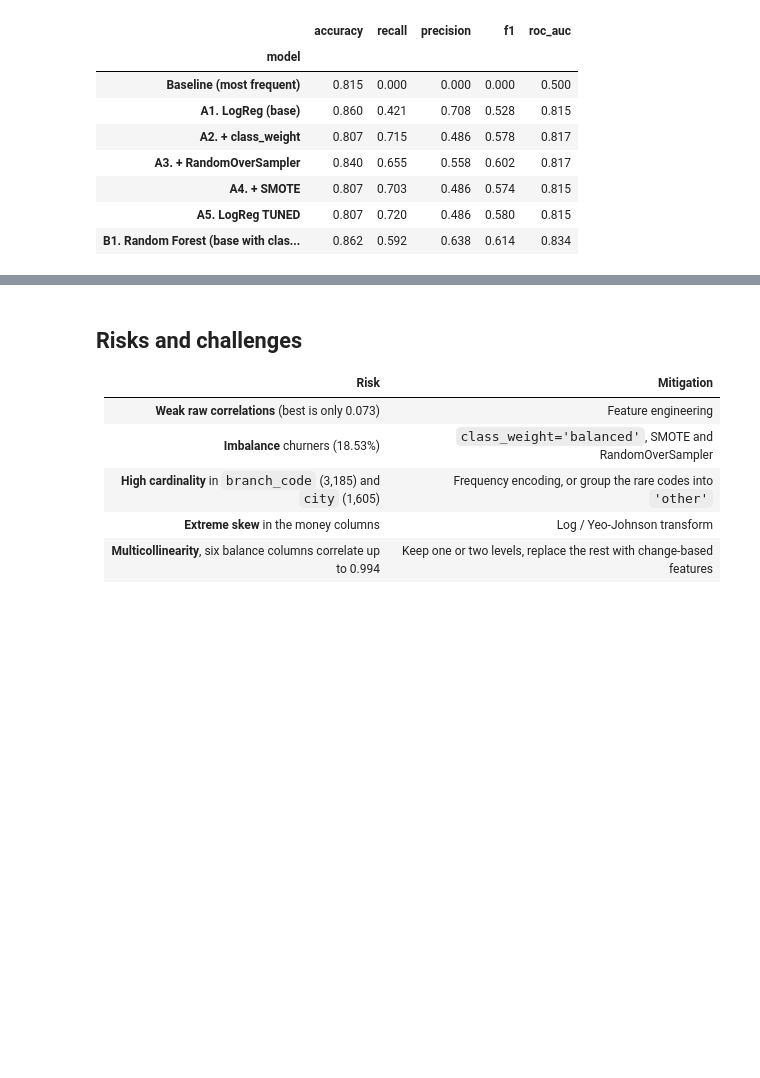
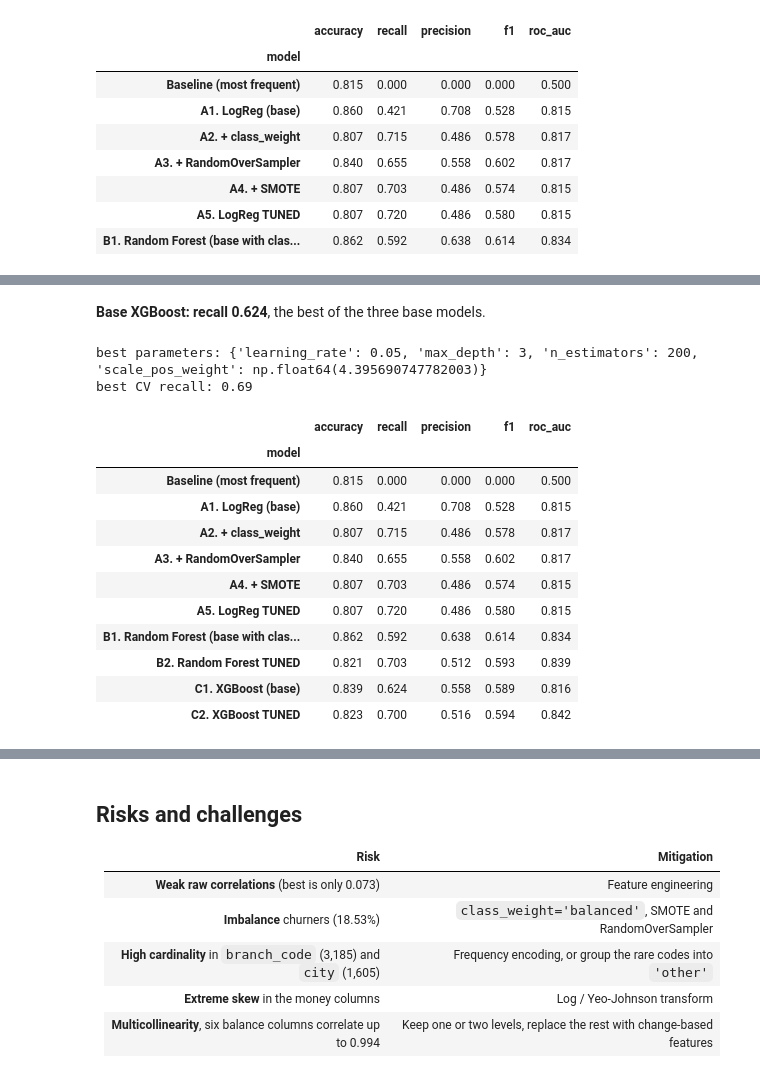
Before and after one commit to Meqdad-25/labs_projects, a Jupyter notebook: projects/Project 4 (Capstone)/3. Final Capstone/final_capstone.ipynb, the cells around one changed output, grey strips where cells are left out. Drawn from its saved outputs; the diff is of its cells as text; code cells hidden in the pictures; blank space fills up the shorter version.

```diff
--- a/projects/Project 4 (Capstone)/3. Final Capstone/final_capstone.ipynb
+++ b/projects/Project 4 (Capstone)/3. Final Capstone/final_capstone.ipynb
@@ -1503,0 +1556,43 @@ All 6 models report the same metrics, collected into a single comparison table (
+# %% [markdown]
+**Base XGBoost: recall 0.624**, the best of the three base models.
+# %%
+param_grid_xgb = {
+    'n_estimators': [200, 400], # number of trees
+    'max_depth': [3, 5], # trying shallow trees may work well for boosting
+    'learning_rate' : [0.05, 0.1], # how much each tree corrects the last
+    'scale_pos_weight': [scale_pos_weight] # the imbalance fix
+}
+
+grid_xgb = GridSearchCV(
+    xgb.XGBClassifier(random_state=42, n_jobs=-1, eval_metric='logloss'),
+    param_grid_xgb,
+    scoring='recall',
+    cv=StratifiedKFold(n_splits=5, shuffle=True, random_state=42),
+    n_jobs=-1
+)
+
+grid_xgb.fit(X_train_selected, y_train)
+
+print('best parameters:', grid_xgb.best_params_)
+print('best CV recall:', round(grid_xgb.best_score_, 3))
+# %% [output]
+best parameters: {'learning_rate': 0.05, 'max_depth': 3, 'n_estimators': 200, 'scale_pos_weight': np.float64(4.395690747782003)}
+best CV recall: 0.69
+# %%
+xgb_tuned = grid_xgb.best_estimator_
+scores.append(evaluate('C2. XGBoost TUNED', xgb_tuned, X_test_selected, y_test))
+
+pd.DataFrame(scores).set_index('model').round(3)
+# %% [output]
+|  | accuracy | recall | precision | f1 | roc_auc |
+| model |  |  |  |  |  |
+| Baseline (most frequent) | 0.815 | 0.000 | 0.000 | 0.000 | 0.500 |
+| A1. LogReg (base) | 0.860 | 0.421 | 0.708 | 0.528 | 0.815 |
+| A2. + class_weight | 0.807 | 0.715 | 0.486 | 0.578 | 0.817 |
+| A3. + RandomOverSampler | 0.840 | 0.655 | 0.558 | 0.602 | 0.817 |
+| A4. + SMOTE | 0.807 | 0.703 | 0.486 | 0.574 | 0.815 |
+| A5. LogReg TUNED | 0.807 | 0.720 | 0.486 | 0.580 | 0.815 |
+| B1. Random Forest (base with clas... | 0.862 | 0.592 | 0.638 | 0.614 | 0.834 |
+| B2. Random Forest TUNED | 0.821 | 0.703 | 0.512 | 0.593 | 0.839 |
+| C1. XGBoost (base) | 0.839 | 0.624 | 0.558 | 0.589 | 0.816 |
+| C2. XGBoost TUNED | 0.823 | 0.700 | 0.516 | 0.594 | 0.842 |
```
Also changed, not shown: parts of 21 cells of this notebook.
